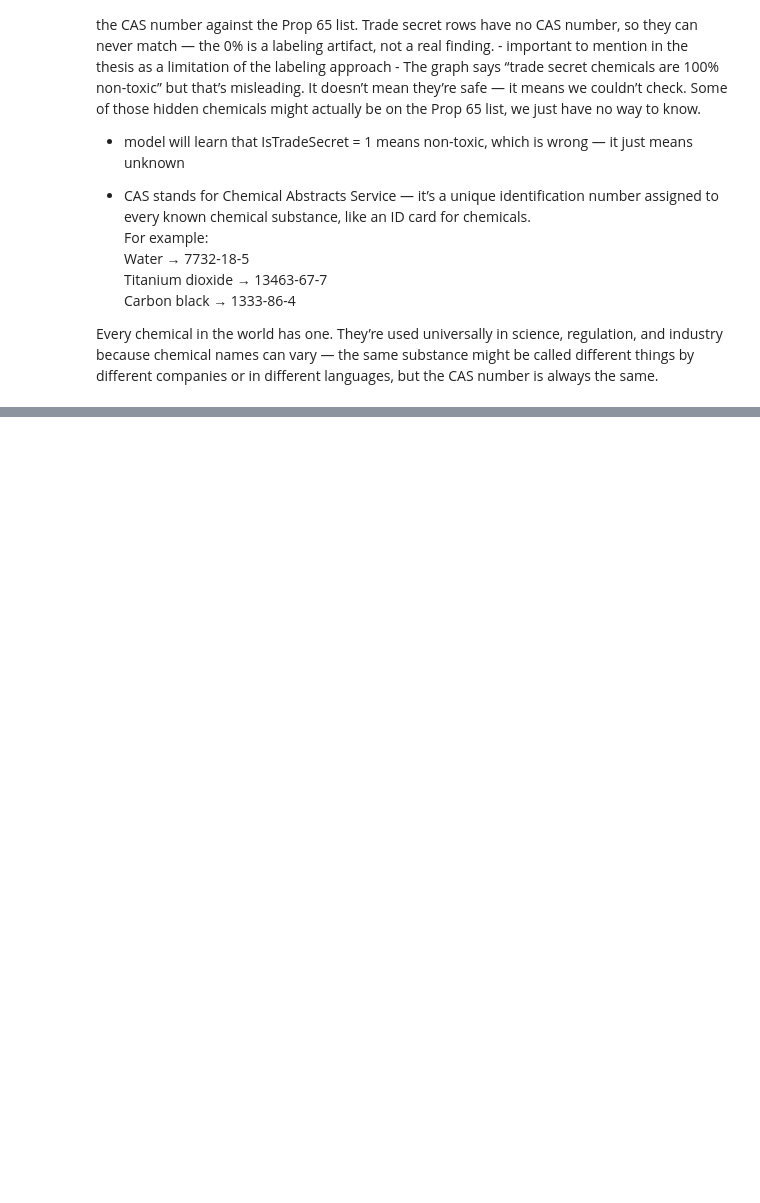
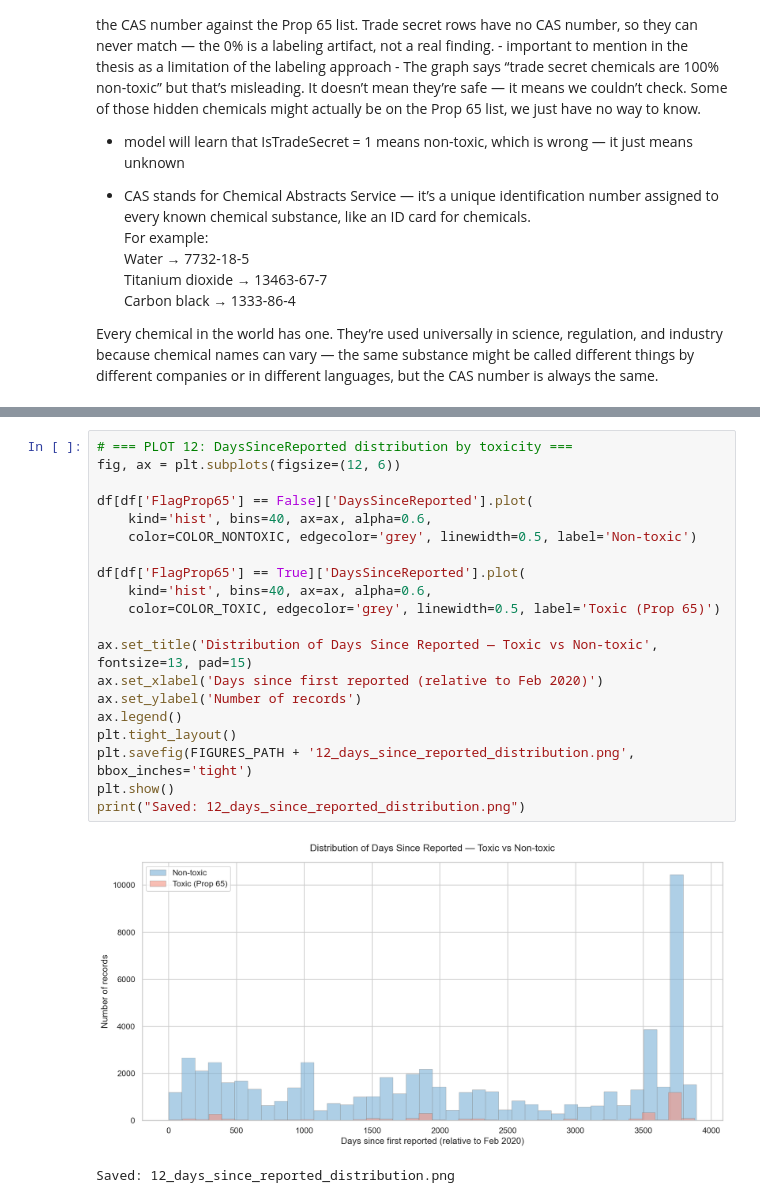
Before and after one commit to magdalenabegic/thesis-cosmetics-toxicity, a Jupyter notebook: notebooks/02_eda.ipynb, the cells around one changed output, grey strips where cells are left out. Drawn from its saved outputs; the diff is of its cells as text; blank space fills up the shorter version.

```diff
--- a/notebooks/02_eda.ipynb
+++ b/notebooks/02_eda.ipynb
@@ -245,0 +343,23 @@ Every chemical in the world has one. They’re used universally in science, regu
+# %%
+# === PLOT 12: DaysSinceReported distribution by toxicity ===
+fig, ax = plt.subplots(figsize=(12, 6))
+
+df[df['FlagProp65'] == False]['DaysSinceReported'].plot(
+    kind='hist', bins=40, ax=ax, alpha=0.6,
+    color=COLOR_NONTOXIC, edgecolor='grey', linewidth=0.5, label='Non-toxic')
+
+df[df['FlagProp65'] == True]['DaysSinceReported'].plot(
+    kind='hist', bins=40, ax=ax, alpha=0.6,
+    color=COLOR_TOXIC, edgecolor='grey', linewidth=0.5, label='Toxic (Prop 65)')
+
+ax.set_title('Distribution of Days Since Reported — Toxic vs Non-toxic', fontsize=13, pad=15)
+ax.set_xlabel('Days since first reported (relative to Feb 2020)')
+ax.set_ylabel('Number of records')
+ax.legend()
+plt.tight_layout()
+plt.savefig(FIGURES_PATH + '12_days_since_reported_distribution.png', bbox_inches='tight')
+plt.show()
+print("Saved: 12_days_since_reported_distribution.png")
+# %% [output]
+[figure, added]
+Saved: 12_days_since_reported_distribution.png
```
Also changed, not shown: parts of 6 cells of this notebook, 5 other files.
